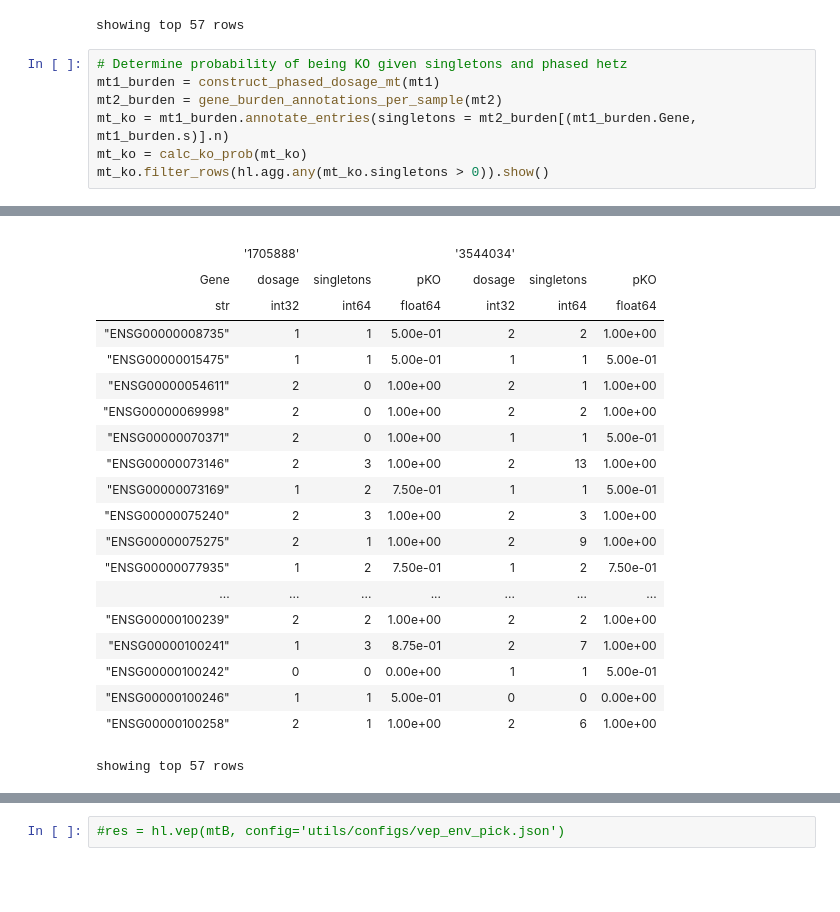
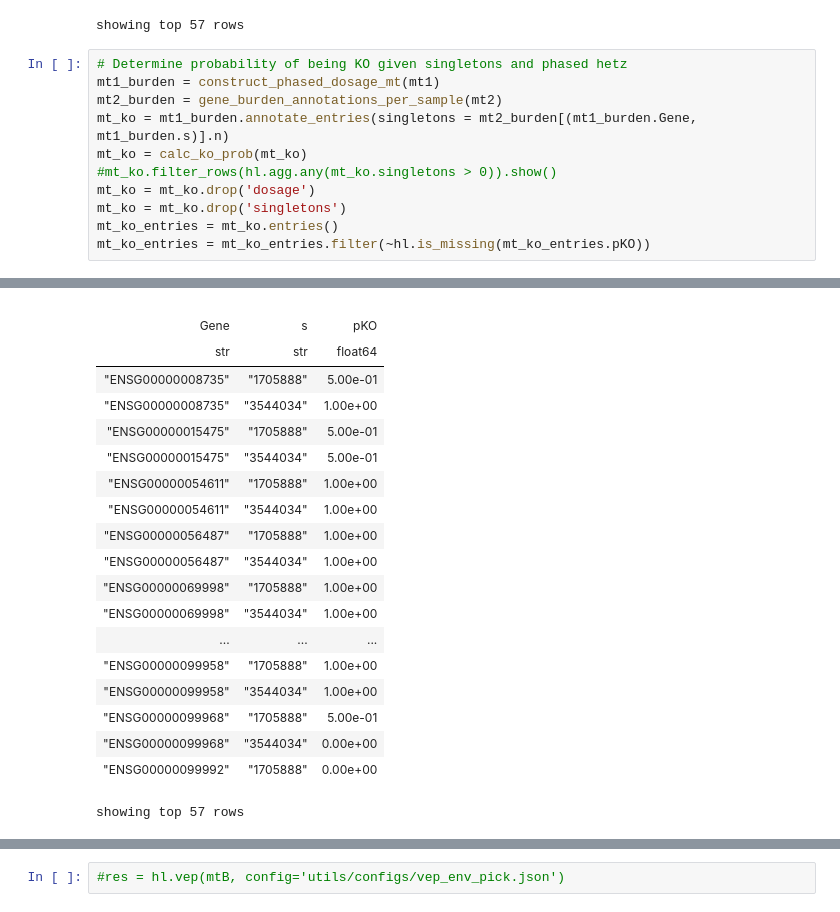
Before and after one commit to frhl/wes_ko_ukbb, a Jupyter notebook: sandbox.ipynb, the cells around one changed output, grey strips where cells are left out. Drawn from its saved outputs; the diff is of its cells as text; blank space fills up the shorter version.

```diff
--- a/sandbox.ipynb
+++ b/sandbox.ipynb
@@ -559,5 +559,9 @@ mt1_burden = construct_phased_dosage_mt(mt1)
 mt2_burden = gene_burden_annotations_per_sample(mt2)
 mt_ko = mt1_burden.annotate_entries(singletons = mt2_burden[(mt1_burden.Gene, mt1_burden.s)].n)
 mt_ko = calc_ko_prob(mt_ko)
-mt_ko.filter_rows(hl.agg.any(mt_ko.singletons > 0)).show()
+#mt_ko.filter_rows(hl.agg.any(mt_ko.singletons > 0)).show()
+mt_ko = mt_ko.drop('dosage')
+mt_ko = mt_ko.drop('singletons')
+mt_ko_entries = mt_ko.entries()
+mt_ko_entries = mt_ko_entries.filter(~hl.is_missing(mt_ko_entries.pKO))
 # %% [output]
@@ -575,21 +575,20 @@ mt_ko.filter_rows(hl.agg.any(mt_ko.singletons > 0)).show()
-|  |  |  |  |  |  |  |
-|  | '1705888' |  |  | '3544034' |  |  |
-| Gene | dosage | singletons | pKO | dosage | singletons | pKO |
-| str | int32 | int64 | float64 | int32 | int64 | float64 |
-| "ENSG00000008735" | 1 | 1 | 5.00e-01 | 2 | 2 | 1.00e+00 |
-| "ENSG00000015475" | 1 | 1 | 5.00e-01 | 1 | 1 | 5.00e-01 |
-| "ENSG00000054611" | 2 | 0 | 1.00e+00 | 2 | 1 | 1.00e+00 |
-| "ENSG00000069998" | 2 | 0 | 1.00e+00 | 2 | 2 | 1.00e+00 |
-| "ENSG00000070371" | 2 | 0 | 1.00e+00 | 1 | 1 | 5.00e-01 |
-| "ENSG00000073146" | 2 | 3 | 1.00e+00 | 2 | 13 | 1.00e+00 |
-| "ENSG00000073169" | 1 | 2 | 7.50e-01 | 1 | 1 | 5.00e-01 |
-| "ENSG00000075240" | 2 | 3 | 1.00e+00 | 2 | 3 | 1.00e+00 |
-| "ENSG00000075275" | 2 | 1 | 1.00e+00 | 2 | 9 | 1.00e+00 |
-| "ENSG00000077935" | 1 | 2 | 7.50e-01 | 1 | 2 | 7.50e-01 |
-| ... | ... | ... | ... | ... | ... | ... |
-| "ENSG00000100239" | 2 | 2 | 1.00e+00 | 2 | 2 | 1.00e+00 |
-| "ENSG00000100241" | 1 | 3 | 8.75e-01 | 2 | 7 | 1.00e+00 |
-| "ENSG00000100242" | 0 | 0 | 0.00e+00 | 1 | 1 | 5.00e-01 |
-| "ENSG00000100246" | 1 | 1 | 5.00e-01 | 0 | 0 | 0.00e+00 |
-| "ENSG00000100258" | 2 | 1 | 1.00e+00 | 2 | 6 | 1.00e+00 |
+|  |  |  |
+| Gene | s | pKO |
+| str | str | float64 |
+| "ENSG00000008735" | "1705888" | 5.00e-01 |
+| "ENSG00000008735" | "3544034" | 1.00e+00 |
+| "ENSG00000015475" | "1705888" | 5.00e-01 |
+| "ENSG00000015475" | "3544034" | 5.00e-01 |
+| "ENSG00000054611" | "1705888" | 1.00e+00 |
+| "ENSG00000054611" | "3544034" | 1.00e+00 |
+| "ENSG00000056487" | "1705888" | 1.00e+00 |
+| "ENSG00000056487" | "3544034" | 1.00e+00 |
+| "ENSG00000069998" | "1705888" | 1.00e+00 |
+| "ENSG00000069998" | "3544034" | 1.00e+00 |
+| ... | ... | ... |
+| "ENSG00000099958" | "1705888" | 1.00e+00 |
+| "ENSG00000099958" | "3544034" | 1.00e+00 |
+| "ENSG00000099968" | "1705888" | 5.00e-01 |
+| "ENSG00000099968" | "3544034" | 0.00e+00 |
+| "ENSG00000099992" | "1705888" | 0.00e+00 |
 showing top 57 rows
```
Also changed, not shown: parts of 4 cells of this notebook, 6 other files.
